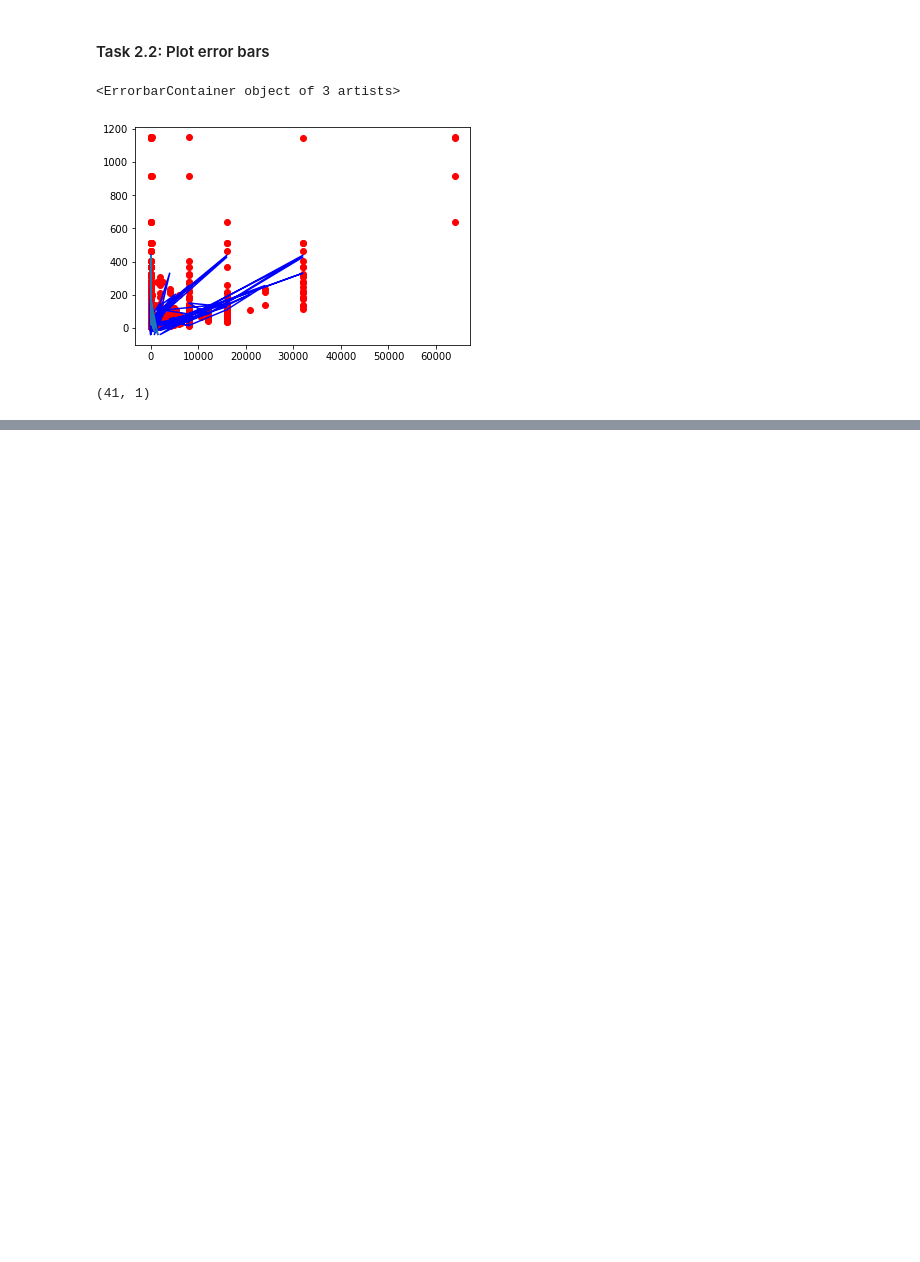
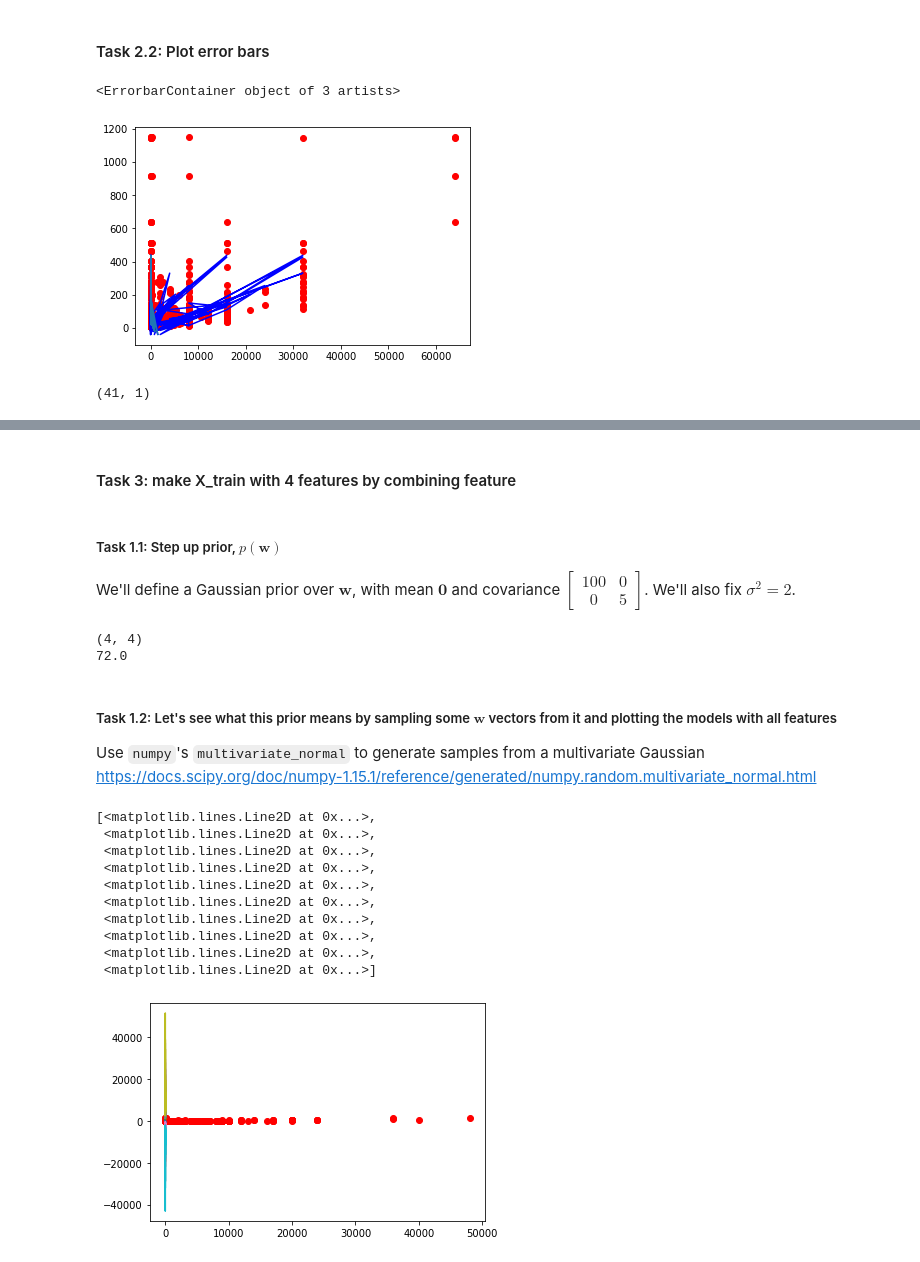
Before and after one commit to yangh567/MLCoursework, a Jupyter notebook: Regression/RM-baysian-regression.ipynb, the cells around one changed output, grey strips where cells are left out. Saved outputs shown, nothing was run; the diff lists cells and outputs as text; code cells hidden in the pictures; blank space fills up the shorter version.

```diff
--- a/Regression/RM-baysian-regression.ipynb
+++ b/Regression/RM-baysian-regression.ipynb
@@ -144,0 +145,70 @@ np.savetxt('my_submission_b.csv', y_pred_pp, fmt='%d', delimiter=",",header=test
+# %% [markdown]
+#### Task 3: make X_train with 4 features by combining feature
+# %%
+MYCT = X_train[:,0][:,None]
+MMIN = X_train[:,1][:,None]
+MMAX = X_train[:,2][:,None]
+CACH = X_train[:,3][:,None]
+CHMIN = X_train[:,4][:,None]
+CHMAX = X_train[:,5][:,None]
+Average_N_CH = (CHMIN + CHMAX)/2
+Average_M_M = (MMIN+MMAX)/2
+
+# allocate new X_train with 4 features
+X_new_train = MYCT
+X_new_train = np.hstack((X_new_train,Average_M_M))
+X_new_train = np.hstack((X_new_train,CACH))
+X_new_train = np.hstack((X_new_train,Average_N_CH))
+# allocate new Y_train with original Y_train
+Y_new_train = Y_train
+
+
+MYCT_test = X_test[:,0][:,None]
+MMIN_test = X_test[:,1][:,None]
+MMAX_test = X_test[:,2][:,None]
+CACH_test = X_test[:,3][:,None]
+CHMIN_test = X_test[:,4][:,None]
+CHMAX_test = X_test[:,5][:,None]
+Average_N_CH_test = (CHMIN_test + CHMAX_test)/2
+Average_M_M_test = (MMIN_test+MMAX_test)/2
+
+# allocate new X_test with 4 features
+X_new_test = MYCT_test
+X_new_test = np.hstack((X_new_test,Average_M_M_test))
+X_new_test = np.hstack((X_new_test,CACH_test))
+X_new_test = np.hstack((X_new_test,Average_N_CH_test))
+# %% [markdown]
+##### Task 1.1: Step up prior, $p(\mathbf{w})$
+
+We'll define a Gaussian prior over $\mathbf{w}$, with mean $\mathbf{0}$ and covariance $\left[\begin{array}{cc} 100& 0\\0 & 5\end{array}\right]$. We'll also fix $\sigma^2=2$.
+# %%
+prior_mean_new = np.zeros((4,1)) # vector of mean
+prior_cov_new = np.array([[1,1,1,2],[4,5,5,1],[1,1,10,1],[1,1,1,10]]) # covariance matrix
+print(prior_cov_new.shape)
+print(np.linalg.det(prior_cov_new))
+sig_sq = 2 # variance of the additive noise
+# %% [output]
+(4, 4)
+72.0
+# %% [markdown]
+##### Task 1.2: Let's see what this prior means by sampling some $\mathbf{w}$ vectors from it and plotting the models with all features
+Use `numpy`'s `multivariate_normal` to generate samples from a multivariate Gaussian
+https://docs.scipy.org/doc/numpy-1.15.1/reference/generated/numpy.random.multivariate_normal.html
+# %%
+w_samp = np.random.multivariate_normal(prior_mean_new.flatten(),prior_cov_new,10) # sampling from multivariate Gaussian distribution
+plt.figure()
+plt.plot(X_new_train,Y_new_train,'ro') # plot data
+plot_x = X_new_test # generate new x for plotting the sampled model, e.g. you need construct design matrix for any new x
+plt.plot(np.dot(w_samp,plot_x.T).T)
+# %% [output]
+[<matplotlib.lines.Line2D at 0x...>,
+ <matplotlib.lines.Line2D at 0x...>,
+ <matplotlib.lines.Line2D at 0x...>,
+ <matplotlib.lines.Line2D at 0x...>,
+ <matplotlib.lines.Line2D at 0x...>,
+ <matplotlib.lines.Line2D at 0x...>,
+ <matplotlib.lines.Line2D at 0x...>,
+ <matplotlib.lines.Line2D at 0x...>,
+ <matplotlib.lines.Line2D at 0x...>,
+ <matplotlib.lines.Line2D at 0x...>]
+[figure, added]
```
Also changed, not shown: parts of 11 cells of this notebook, 8 other files.
